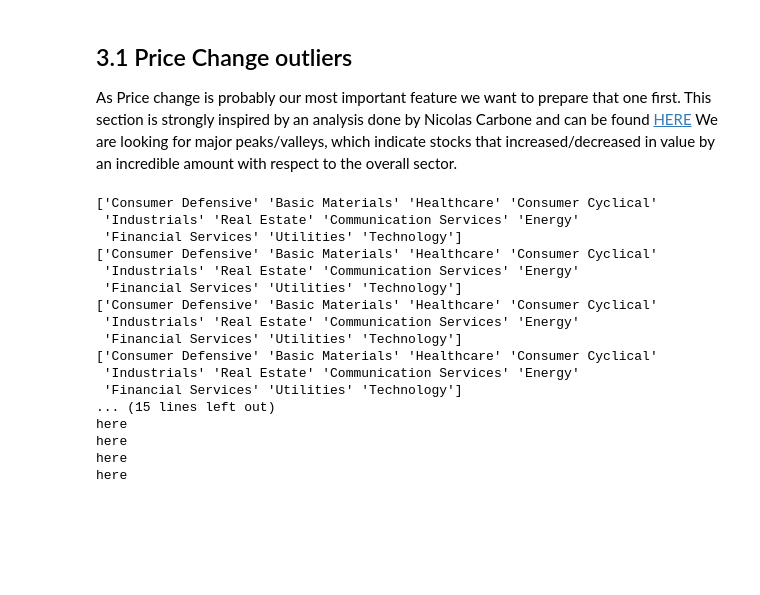
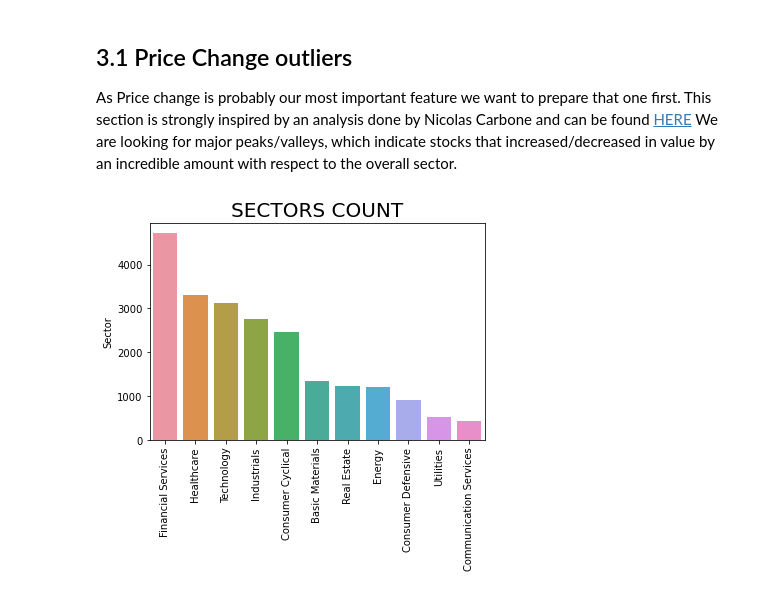
Before and after one commit to frheus/ML_Finance, a Jupyter notebook: test.ipynb, the cells around one changed output. Drawn from its saved outputs; the diff is of its cells as text; code cells hidden in the pictures; blank space fills up the shorter version.

Commit message:
3.1 Price change outliers

```diff
--- a/test.ipynb
+++ b/test.ipynb
@@ -104,38 +104,13 @@ Now that we have some information at one place we can start cleaning the dataset
 ## 3.1 Price Change outliers
 As Price change is probably our most important feature we want to prepare that one first. This section is strongly inspired by an analysis done by Nicolas Carbone and can be found [HERE](https://www.kaggle.com/cnic92/explore-and-clean-financial-indicators-dataset)
 We are looking for major peaks/valleys, which indicate stocks that increased/decreased in value by an incredible amount with respect to the overall sector.
-# %%
-# Get the columns we need for this analysis for every year
-price_2014 = df_2014.loc[:, ['Sector', 'PRICE CHANGE [%]']]
-
-sectors = []
-
-for df in dataframes:
-    print(df['Sector'].unique())
-    sectors.append(df['Sector'].unique())
-
-for sector in sectors:
-    print(np.array_equal(sector, sectors[0]))
-
-for i in sectors[4]:
-    print('here')
-    if i not in sectors[0]:
-        print(i)
-# %% [output]
-['Consumer Defensive' 'Basic Materials' 'Healthcare' 'Consumer Cyclical'
- 'Industrials' 'Real Estate' 'Communication Services' 'Energy'
- 'Financial Services' 'Utilities' 'Technology']
-['Consumer Defensive' 'Basic Materials' 'Healthcare' 'Consumer Cyclical'
- 'Industrials' 'Real Estate' 'Communication Services' 'Energy'
- 'Financial Services' 'Utilities' 'Technology']
-['Consumer Defensive' 'Basic Materials' 'Healthcare' 'Consumer Cyclical'
- 'Industrials' 'Real Estate' 'Communication Services' 'Energy'
- 'Financial Services' 'Utilities' 'Technology']
-['Consumer Defensive' 'Basic Materials' 'Healthcare' 'Consumer Cyclical'
- 'Industrials' 'Real Estate' 'Communication Services' 'Energy'
- 'Financial Services' 'Utilities' 'Technology']
-... (15 lines left out)
-here
-here
-here
-here
+# %%
+sectors = df['Sector'].unique().tolist()
+
+df_sector = df['Sector'].value_counts()
+sns.barplot(x=np.arange(len(df_sector)), y=df_sector)
+plt.xticks(np.arange(len(df_sector)), df_sector.index.values.tolist(), rotation=90)
+plt.title('SECTORS COUNT', fontsize=20)
+plt.show()
+# %% [output]
+[figure, added]
```
Also changed, not shown: parts of 4 cells of this notebook.
